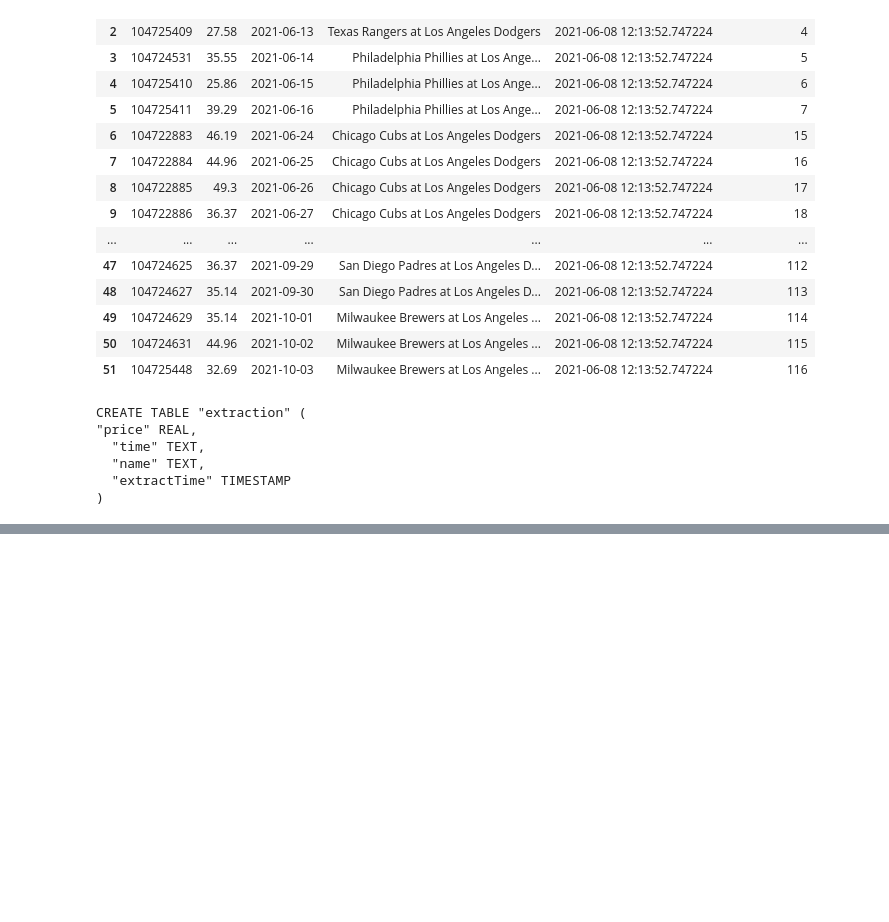
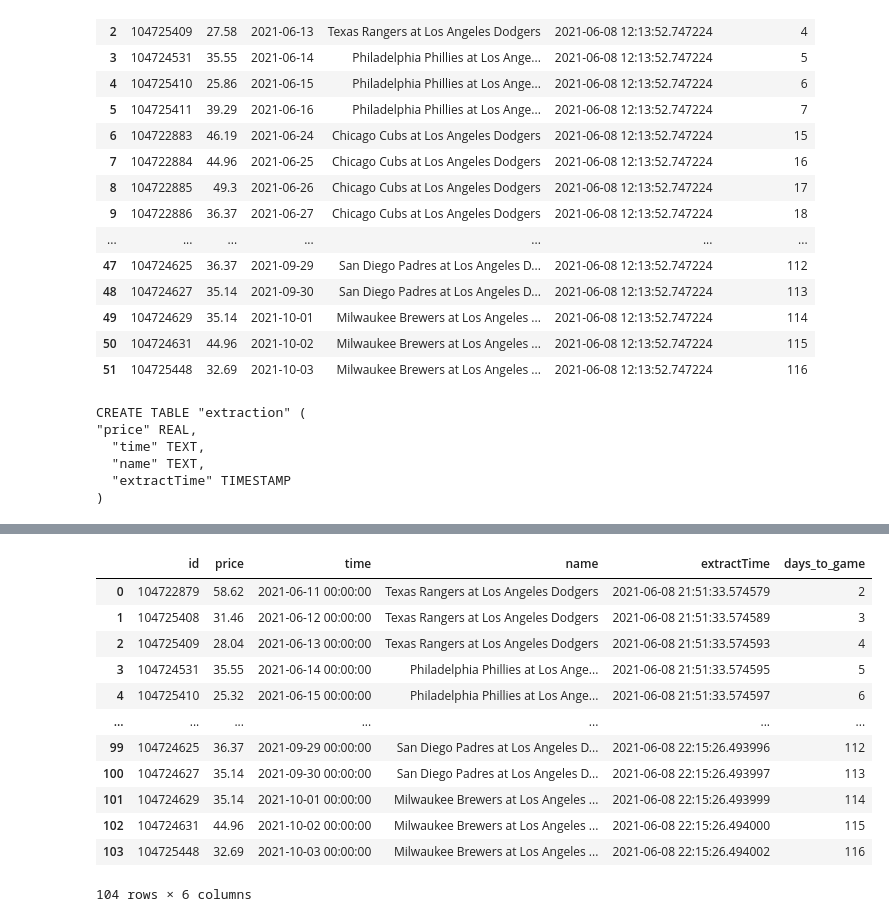
Before and after one commit to benbrill/Stubhub, a Jupyter notebook: database.ipynb, the cells around one changed output, grey strips where cells are left out. Drawn from its saved outputs; the diff is of its cells as text; code cells hidden in the pictures; blank space fills up the shorter version.

```diff
--- a/database.ipynb
+++ b/database.ipynb
@@ -140,3 +140,19 @@ df2.pivot_table(values = "price", columns = "days_to_game", index = "name")
 df['price'] = df['price'].astype("float32")
 # %%
 conn.close()
+# %%
+df2
+# %% [output]
+|  | id | price | time | name | extractTime | days_to_game |
+| 0 | 104722879 | 58.62 | 2021-06-11 00:00:00 | Texas Rangers at Los Angeles Dodgers | 2021-06-08 21:51:33.574579 | 2 |
+| 1 | 104725408 | 31.46 | 2021-06-12 00:00:00 | Texas Rangers at Los Angeles Dodgers | 2021-06-08 21:51:33.574589 | 3 |
+| 2 | 104725409 | 28.04 | 2021-06-13 00:00:00 | Texas Rangers at Los Angeles Dodgers | 2021-06-08 21:51:33.574593 | 4 |
+| 3 | 104724531 | 35.55 | 2021-06-14 00:00:00 | Philadelphia Phillies at Los Ange... | 2021-06-08 21:51:33.574595 | 5 |
+| 4 | 104725410 | 25.32 | 2021-06-15 00:00:00 | Philadelphia Phillies at Los Ange... | 2021-06-08 21:51:33.574597 | 6 |
+| ... | ... | ... | ... | ... | ... | ... |
+| 99 | 104724625 | 36.37 | 2021-09-29 00:00:00 | San Diego Padres at Los Angeles D... | 2021-06-08 22:15:26.493996 | 112 |
+| 100 | 104724627 | 35.14 | 2021-09-30 00:00:00 | San Diego Padres at Los Angeles D... | 2021-06-08 22:15:26.493997 | 113 |
+| 101 | 104724629 | 35.14 | 2021-10-01 00:00:00 | Milwaukee Brewers at Los Angeles ... | 2021-06-08 22:15:26.493999 | 114 |
+| 102 | 104724631 | 44.96 | 2021-10-02 00:00:00 | Milwaukee Brewers at Los Angeles ... | 2021-06-08 22:15:26.494000 | 115 |
+| 103 | 104725448 | 32.69 | 2021-10-03 00:00:00 | Milwaukee Brewers at Los Angeles ... | 2021-06-08 22:15:26.494002 | 116 |
+104 rows × 6 columns
```
Also changed, not shown: parts of 3 cells of this notebook, 1 other file.
